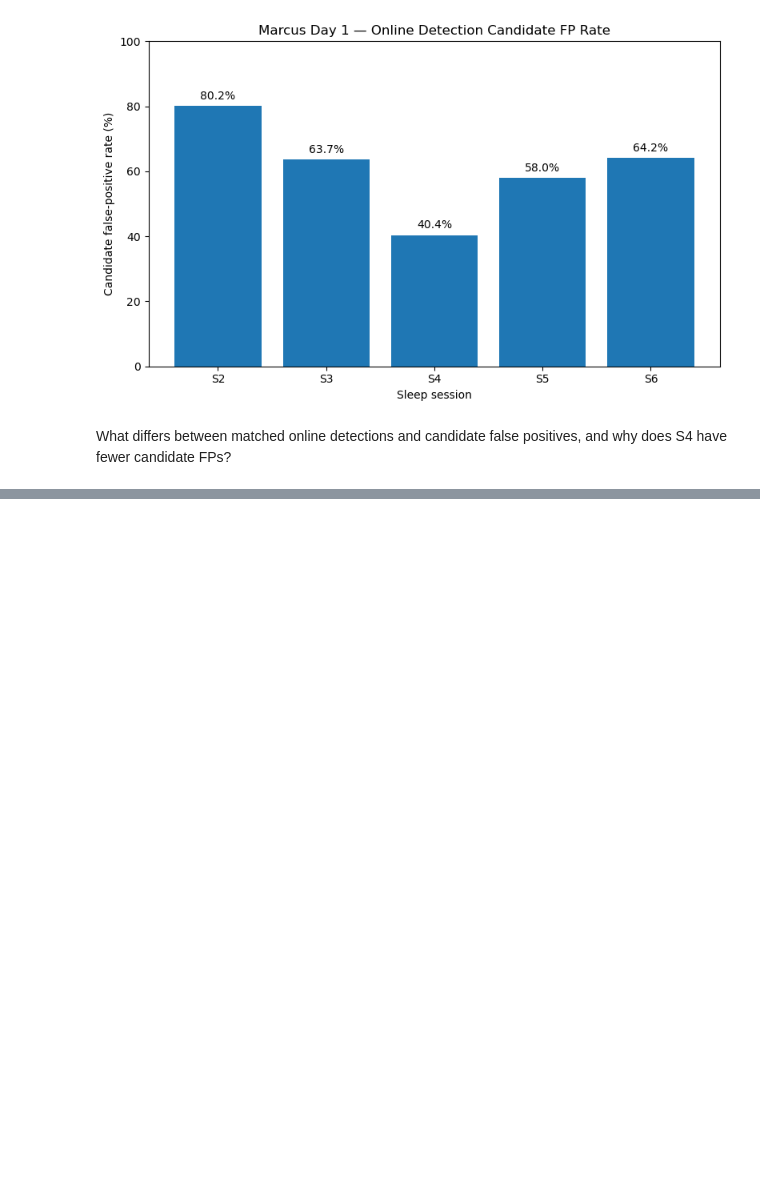
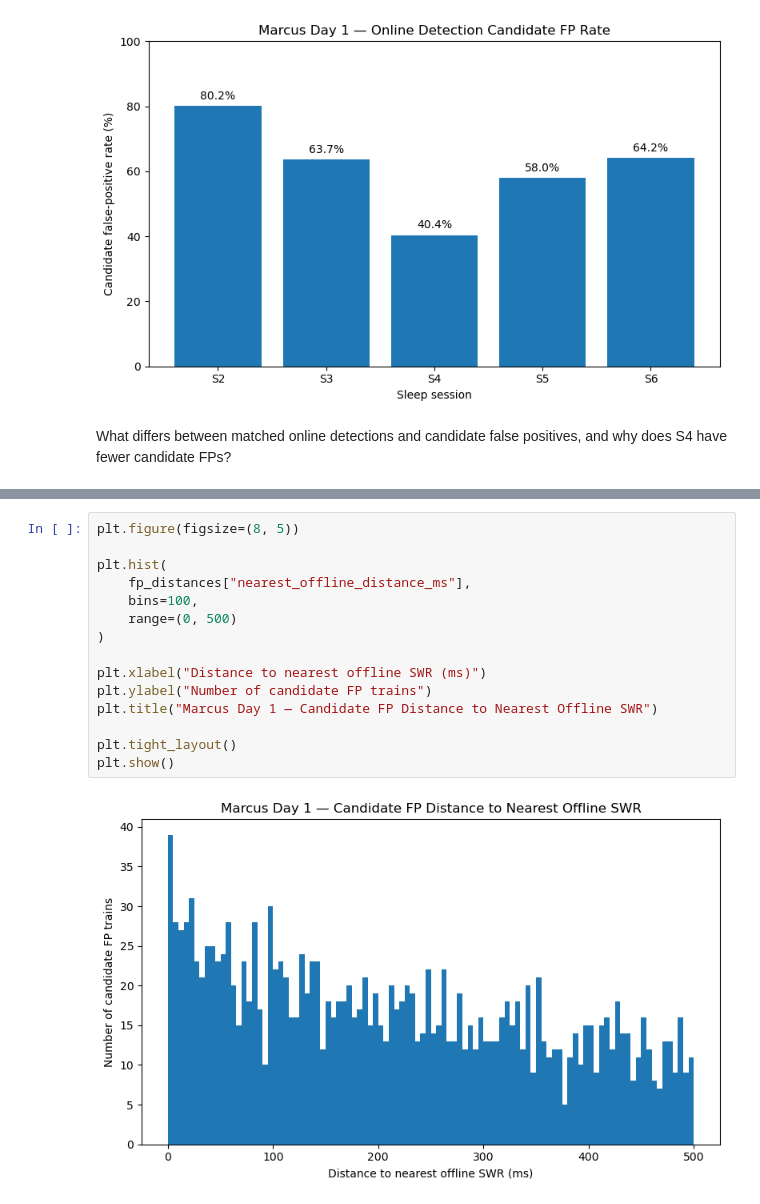
Before and after one commit to fgao38/Frank-Lab-Ripple-online-and-offline-analysis, a Jupyter notebook: ripple_time_analysis.ipynb, the cells around one changed output, grey strips where cells are left out. Drawn from its saved outputs; the diff is of its cells as text; blank space fills up the shorter version.

```diff
--- a/ripple_time_analysis.ipynb
+++ b/ripple_time_analysis.ipynb
@@ -2115,0 +2246,17 @@ for epoch_number, session in day1_sessions.items():
+# %%
+plt.figure(figsize=(8, 5))
+
+plt.hist(
+    fp_distances["nearest_offline_distance_ms"],
+    bins=100,
+    range=(0, 500)
+)
+
+plt.xlabel("Distance to nearest offline SWR (ms)")
+plt.ylabel("Number of candidate FP trains")
+plt.title("Marcus Day 1 — Candidate FP Distance to Nearest Offline SWR")
+
+plt.tight_layout()
+plt.show()
+# %% [output]
+[figure, added]
```
Also changed, not shown: parts of 10 cells of this notebook.
